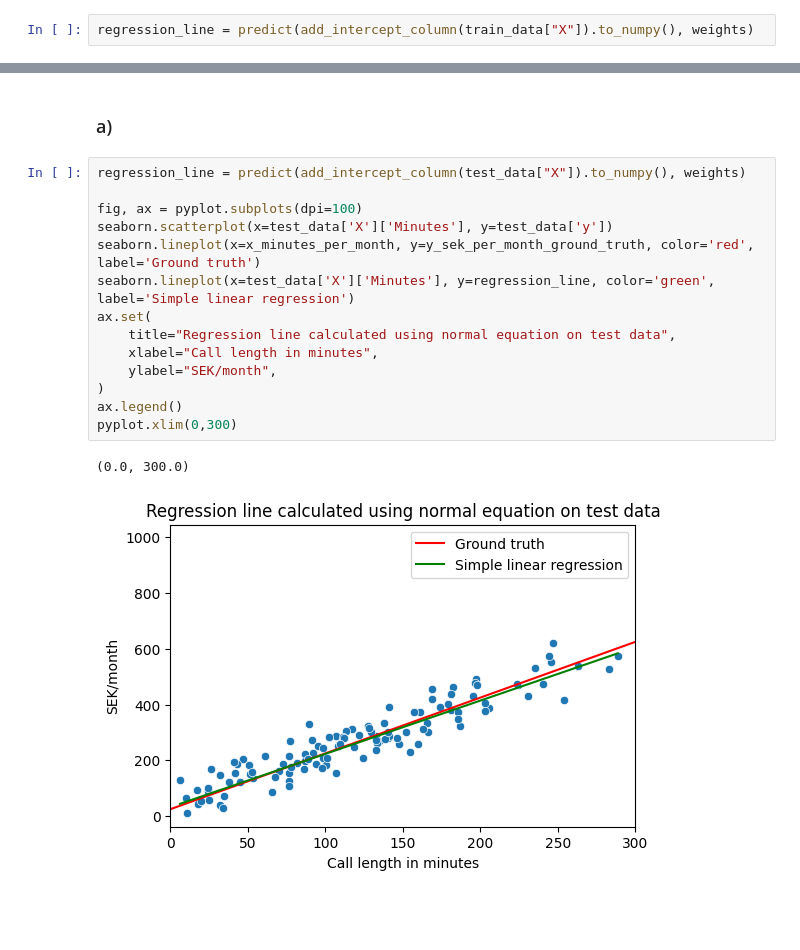
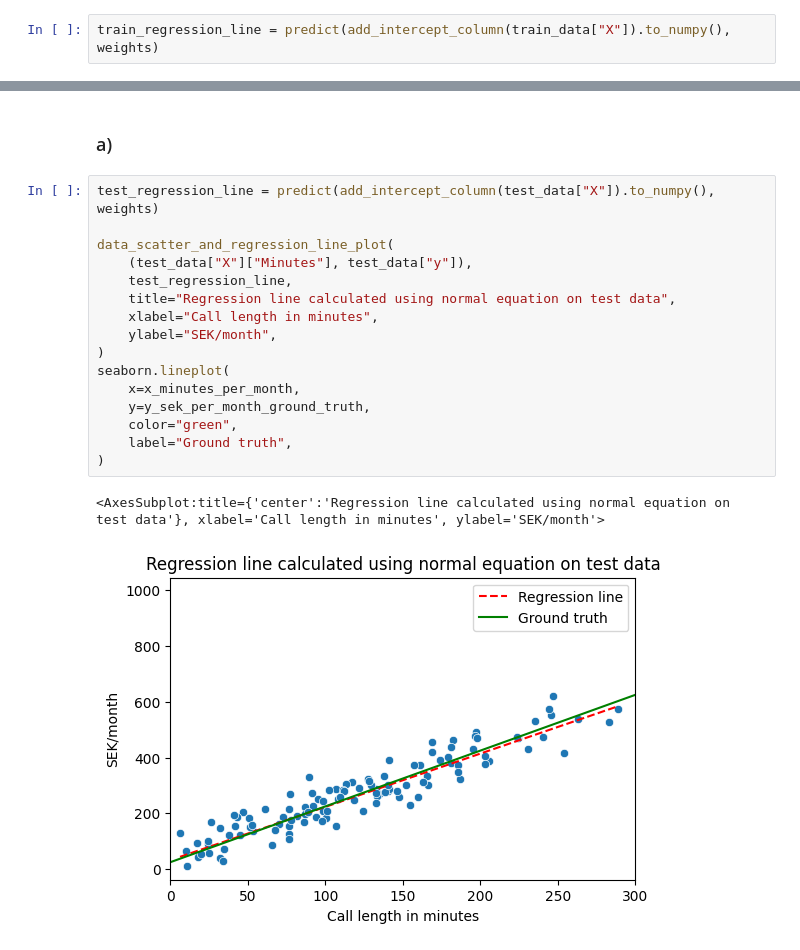
Before and after one commit to felix-tjernberg/machine-learning, a Jupyter notebook: exercises/exercise-1.ipynb, the cells around one changed output, grey strips where cells are left out. Saved outputs shown, nothing was run; the diff lists cells and outputs as text; blank space fills up the shorter version.

Commit message:
Refactor plots to function

```diff
--- a/exercises/exercise-1.ipynb
+++ b/exercises/exercise-1.ipynb
@@ -183,7 +183,7 @@ add_intercept_column(train_data["X"]).shape, weights.shape
 # %% [output]
 ((266, 2), (2,))
 # %%
-regression_line = predict(add_intercept_column(train_data["X"]).to_numpy(), weights)
+train_regression_line = predict(add_intercept_column(train_data["X"]).to_numpy(), weights)
 # %%
 weights # two rows
 # %% [output]
@@ -230,22 +254,24 @@ pyplot.xlim(0,300)
 # %% [markdown]
 ### a)
 # %%
-regression_line = predict(add_intercept_column(test_data["X"]).to_numpy(), weights)
+test_regression_line = predict(add_intercept_column(test_data["X"]).to_numpy(), weights)
 
-fig, ax = pyplot.subplots(dpi=100)
-seaborn.scatterplot(x=test_data['X']['Minutes'], y=test_data['y'])
-seaborn.lineplot(x=x_minutes_per_month, y=y_sek_per_month_ground_truth, color='red', label='Ground truth')
-seaborn.lineplot(x=test_data['X']['Minutes'], y=regression_line, color='green', label='Simple linear regression')
-ax.set(
+data_scatter_and_regression_line_plot(
+    (test_data["X"]["Minutes"], test_data["y"]),
+    test_regression_line,
     title="Regression line calculated using normal equation on test data",
     xlabel="Call length in minutes",
     ylabel="SEK/month",
 )
-ax.legend()
-pyplot.xlim(0,300)
+seaborn.lineplot(
+    x=x_minutes_per_month,
+    y=y_sek_per_month_ground_truth,
+    color="green",
+    label="Ground truth",
+)
 # %% [output]
-(0.0, 300.0)
+<AxesSubplot:title={'center':'Regression line calculated using normal equation on test data'}, xlabel='Call length in minutes', ylabel='SEK/month'>
-[figure, old version]
+[figure, new version]
 # %%
 def calculate_MAE(regression_line, y_test_data):
     return 1 / len(y_test_data) * numpy.sum(numpy.abs(regression_line - y_test_data))
```
Also changed, not shown: parts of 4 cells of this notebook.
